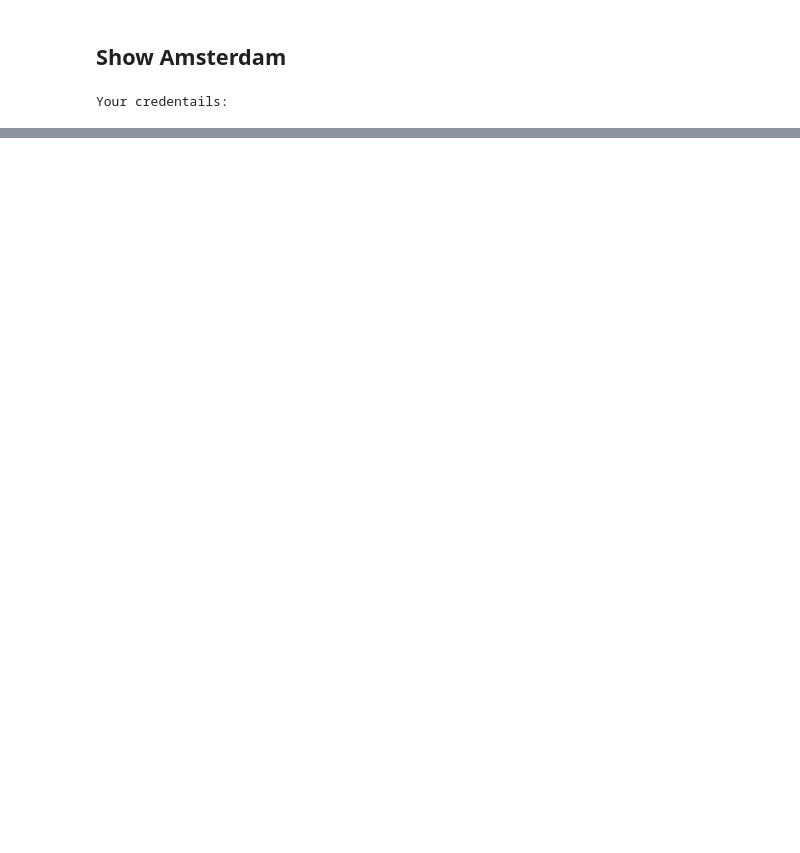
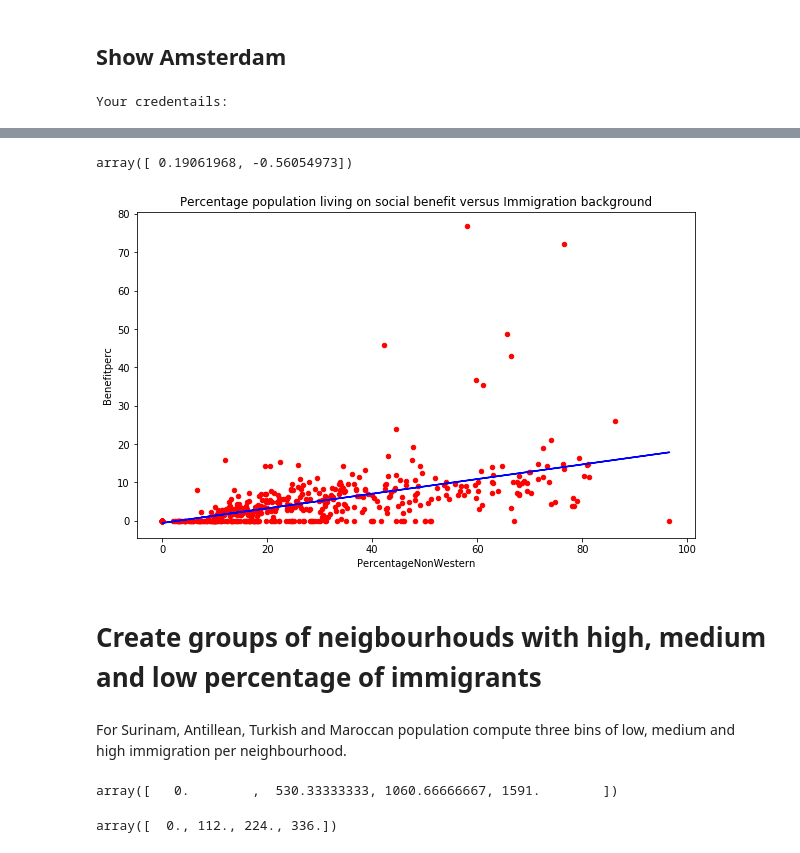
Before and after one commit to LeonBlueserve/Capstone, a Jupyter notebook: Dataset.ipynb, the cells around one changed output, grey strips where cells are left out. Saved outputs shown, nothing was run; the diff lists cells and outputs as text; code cells hidden in the pictures; blank space fills up the shorter version.

```diff
--- a/Dataset.ipynb
+++ b/Dataset.ipynb
@@ -95,0 +274,4 @@ venues_map
+# %%
+dfbenefits = pd.merge(dfbenefits,dfcord, on='Buurt')
+# %%
+dfbenefits['PercentageNonWestern'] = dfbenefits['PercentageNonWestern'].fillna(0)
@@ -95,0 +292,20 @@ venues_map
+# %%
+dfbenefits['Benefitperc'] = dfbenefits['Benefitperc'].astype(float)
+# %%
+x=dfbenefits['PercentageNonWestern']
+y=dfbenefits['Benefitperc']
+fit = np.polyfit(x,y, 1)
+fit
+# %% [output]
+array([ 0.19061968, -0.56054973])
+# %%
+dfbenefits.plot(kind='scatter',x='PercentageNonWestern',y='Benefitperc',figsize=(10, 6), color='red')
+plt.title('Percentage population living on social benefit versus Immigration background')
+plt.plot(x, fit[0] * x + fit[1], color='blue')
+plt.show()
+# %% [output]
+[figure, added]
+# %% [markdown]
+# Create groups of neigbourhouds with high, medium and low percentage of immigrants
+# %% [markdown]
+For Surinam, Antillean, Turkish and Maroccan population compute three bins of low, medium and high immigration per neighbourhood.
@@ -95,0 +317,8 @@ venues_map
+# %%
+binsSurinam
+# %% [output]
+array([   0.        ,  530.33333333, 1060.66666667, 1591.        ])
+# %%
+binsAntillian
+# %% [output]
+array([  0., 112., 224., 336.])
```
Also changed, not shown: parts of 104 cells of this notebook.
